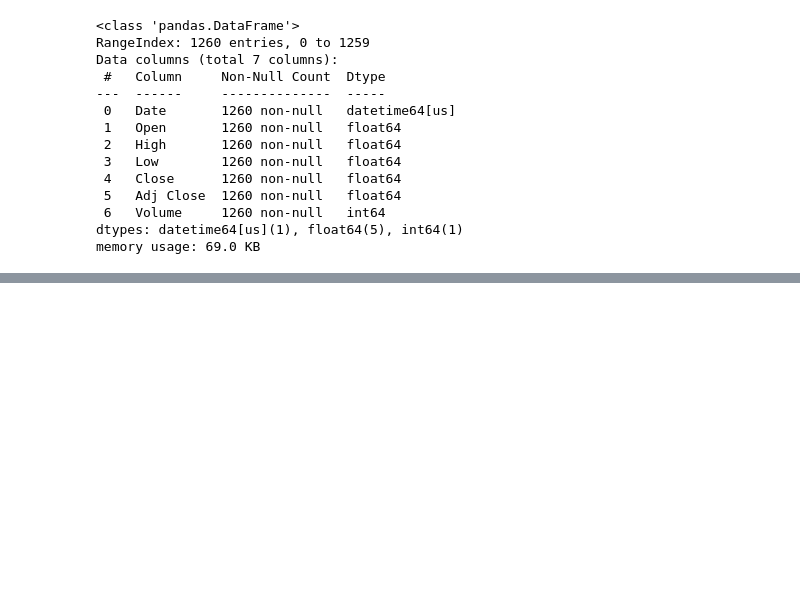
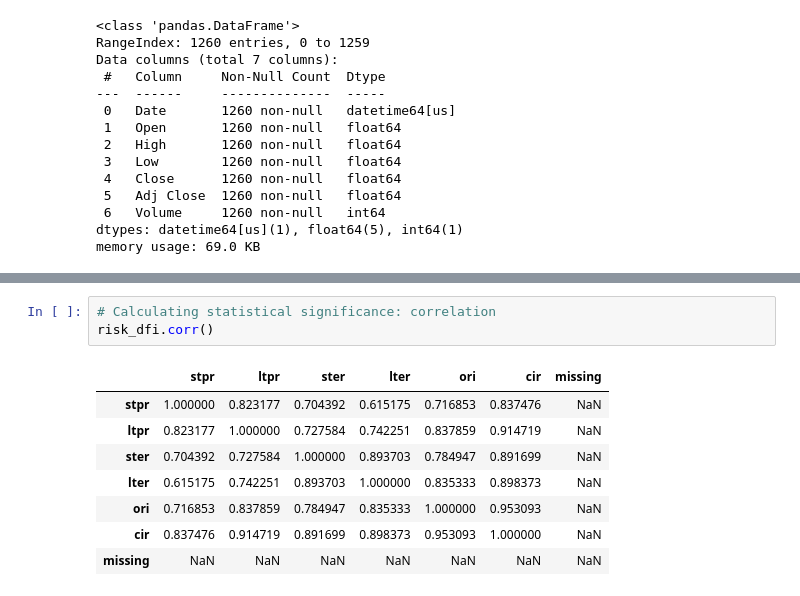
Before and after one commit to onionmccabbage/pythonFurtherAdvancedNov2026, a Jupyter notebook: data_prep.ipynb, the cells around one changed output, grey strips where cells are left out. Saved outputs shown, nothing was run; the diff lists cells and outputs as text; blank space fills up the shorter version.

```diff
--- a/data_prep.ipynb
+++ b/data_prep.ipynb
@@ -184,0 +208,12 @@ memory usage: 69.0 KB
+# %%
+# Calculating statistical significance: correlation
+risk_dfi.corr()
+# %% [output]
+|  | stpr | ltpr | ster | lter | ori | cir | missing |
+| stpr | 1.000000 | 0.823177 | 0.704392 | 0.615175 | 0.716853 | 0.837476 | NaN |
+| ltpr | 0.823177 | 1.000000 | 0.727584 | 0.742251 | 0.837859 | 0.914719 | NaN |
+| ster | 0.704392 | 0.727584 | 1.000000 | 0.893703 | 0.784947 | 0.891699 | NaN |
+| lter | 0.615175 | 0.742251 | 0.893703 | 1.000000 | 0.835333 | 0.898373 | NaN |
+| ori | 0.716853 | 0.837859 | 0.784947 | 0.835333 | 1.000000 | 0.953093 | NaN |
+| cir | 0.837476 | 0.914719 | 0.891699 | 0.898373 | 0.953093 | 1.000000 | NaN |
+| missing | NaN | NaN | NaN | NaN | NaN | NaN | NaN |
```
Also changed, not shown: parts of 2 cells of this notebook, 2 other files.
